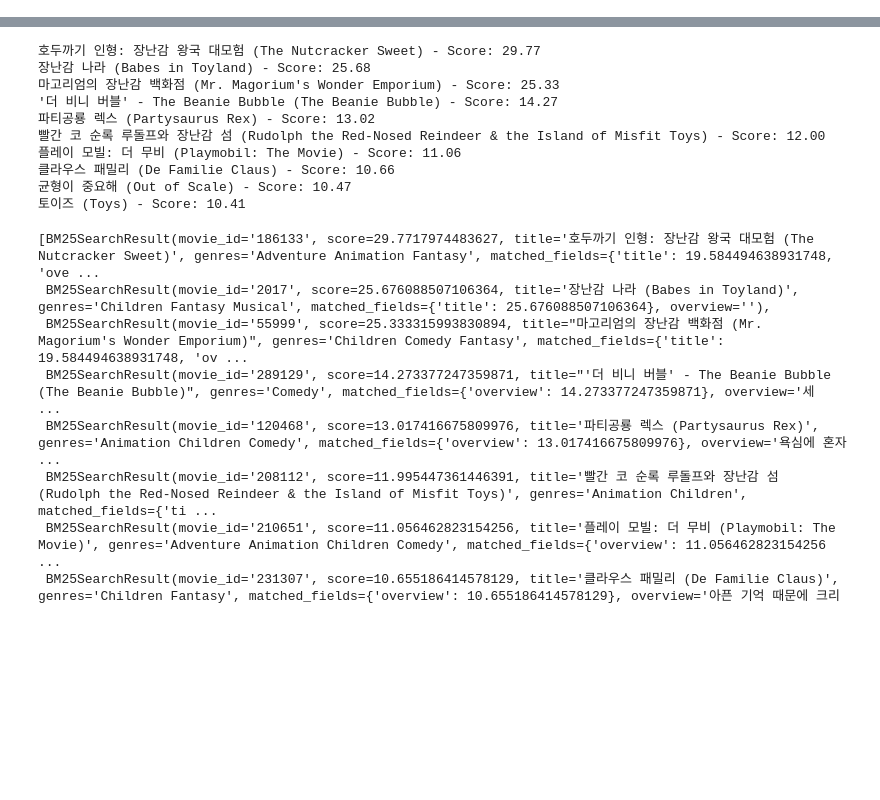
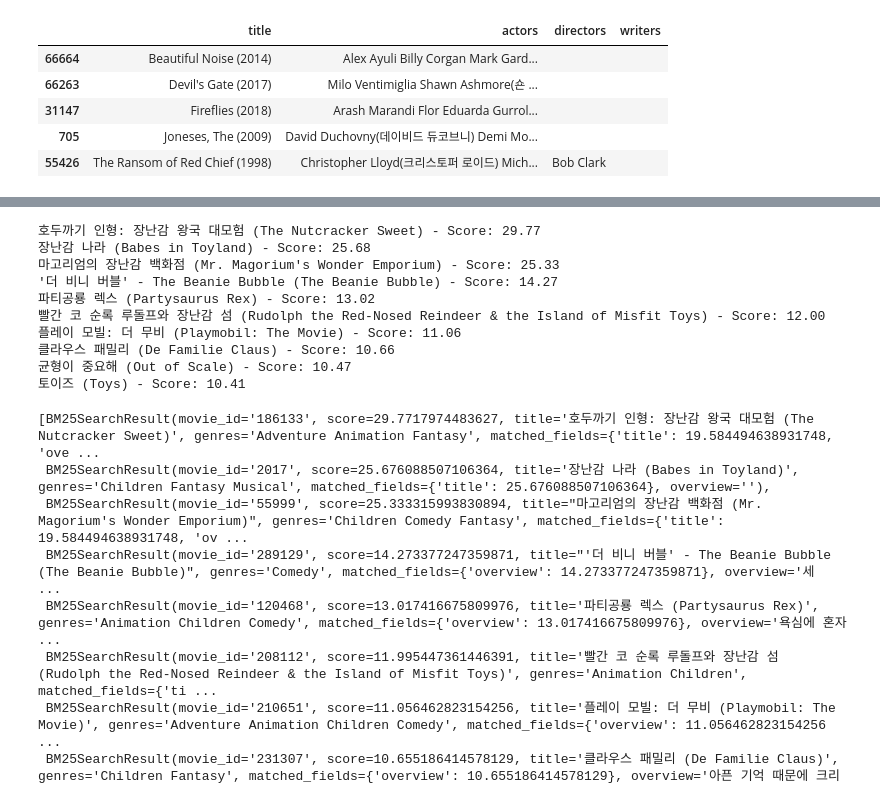
Before and after one commit to mkk4726/movie_recommendation, a Jupyter notebook: modeling/notebooks/BM25.ipynb, the cells around one changed output, grey strips where cells are left out. Drawn from its saved outputs; the diff is of its cells as text; code cells hidden in the pictures; blank space fills up the shorter version.

```diff
--- a/modeling/notebooks/BM25.ipynb
+++ b/modeling/notebooks/BM25.ipynb
@@ -29,0 +70,88 @@ movie_data
+# %%
+# Cast, Director, Writer 정보를 문자열로 변환하여 movie_data에 추가
+
+def format_person_name(row):
+    """배우 이름 포맷팅: name과 original_name이 다르면 'original_name(name)' 형식"""
+    name = row['name']
+    original_name = row['original_name']
+
+    if pd.isna(name) or pd.isna(original_name):
+        return name if not pd.isna(name) else original_name
+
+    # 이름이 같으면 하나만, 다르면 original_name(name) 형식
+    if name == original_name:
+        return name
+    else:
+        return f"{original_name}({name})"
+
+# 0. tmdb_id 데이터 타입 확인 및 통일
+print(f"movie_data의 tmdb_id 타입: {movie_data['tmdb_id'].dtype}")
+print(f"cast_df의 tmdb_id 타입: {cast_df['tmdb_id'].dtype}")
+
+# 빈 문자열을 NaN으로 변환한 후 float으로 통일
+movie_data['tmdb_id'] = pd.to_numeric(movie_data['tmdb_id'], errors='coerce')
+cast_df['tmdb_id'] = pd.to_numeric(cast_df['tmdb_id'], errors='coerce')
+
+print(f"\n변환 후 - movie_data의 tmdb_id 타입: {movie_data['tmdb_id'].dtype}")
+print(f"변환 후 - cast_df의 tmdb_id 타입: {cast_df['tmdb_id'].dtype}")
+print(f"\nmovie_data에서 tmdb_id가 NaN인 영화 수: {movie_data['tmdb_id'].isna().sum()}")
+print(f"cast_df에서 tmdb_id가 NaN인 항목 수: {cast_df['tmdb_id'].isna().sum()}")
+
+# 1. 배우 정보 (Acting, 상위 5명)
+actors_df = cast_df[cast_df['known_for_department'] == 'Acting'].copy()
+actors_df['formatted_name'] = actors_df.apply(format_person_name, axis=1)
+
+actors_grouped = (
+    actors_df.sort_values(['tmdb_id', 'order'])
+    .groupby('tmdb_id')
+    .apply(lambda x: ' '.join(x['formatted_name'].head(5).tolist()))
+    .reset_index()
+    .rename(columns={0: 'actors'})
+)
+
+# 2. 감독 정보 (Directing)
+directors_df = cast_df[cast_df['known_for_department'] == 'Directing'].copy()
+directors_df['formatted_name'] = directors_df.apply(format_person_name, axis=1)
+
+directors_grouped = (
+    directors_df.groupby('tmdb_id')
+    .apply(lambda x: ' '.join(x['formatted_name'].head(3).tolist()))  # 감독은 최대 3명
+    .reset_index()
+    .rename(columns={0: 'directors'})
+)
+
+# 3. 작가 정보 (Writing)
+writers_df = cast_df[cast_df['known_for_department'] == 'Writing'].copy()
+writers_df['formatted_name'] = writers_df.apply(format_person_name, axis=1)
+
+writers_grouped = (
+    writers_df.groupby('tmdb_id')
+    .apply(lambda x: ' '.join(x['formatted_name'].head(3).tolist()))  # 작가는 최대 3명
+    .reset_index()
+    .rename(columns={0: 'writers'})
+)
+
+# 4. movie_data와 merge
+movie_data = movie_data.merge(actors_grouped, on='tmdb_id', how='left')
+movie_data = movie_data.merge(directors_grouped, on='tmdb_id', how='left')
+movie_data = movie_data.merge(writers_grouped, on='tmdb_id', how='left')
+
+# 5. NaN 값을 빈 문자열로 대체
+movie_data['actors'] = movie_data['actors'].fillna('')
+movie_data['directors'] = movie_data['directors'].fillna('')
+movie_data['writers'] = movie_data['writers'].fillna('')
+
+# 6. 통합 cast 필드 생성 (배우 + 감독 + 작가)
+movie_data['cast'] = (
+    movie_data['actors'] + ' ' +
+    movie_data['directors'] + ' ' +
+    movie_data['writers']
+).str.strip()
+
+print(f"배우 정보가 추가된 영화 수: {(movie_data['actors'] != '').sum()}")
+print(f"감독 정보가 추가된 영화 수: {(movie_data['directors'] != '').sum()}")
+print(f"작가 정보가 추가된 영화 수: {(movie_data['writers'] != '').sum()}")
+print(f"\nTotal cast 정보가 추가된 영화 수: {(movie_data['cast'] != '').sum()}")
+
+movie_data[['title', 'actors', 'directors', 'writers']].sample(5)
+# %% [output]
@@ -29,0 +171,6 @@ movie_data
+|  | title | actors | directors | writers |
+| 66664 | Beautiful Noise (2014) | Alex Ayuli Billy Corgan Mark Gard... |  |  |
+| 66263 | Devil's Gate (2017) | Milo Ventimiglia Shawn Ashmore(숀 ... |  |  |
+| 31147 | Fireflies (2018) | Arash Marandi Flor Eduarda Gurrol... |  |  |
+| 705 | Joneses, The (2009) | David Duchovny(데이비드 듀코브니) Demi Mo... |  |  |
+| 55426 | The Ransom of Red Chief (1998) | Christopher Lloyd(크리스토퍼 로이드) Mich... | Bob Clark |  |
```
Also changed, not shown: parts of 9 cells of this notebook, 11 other files.
